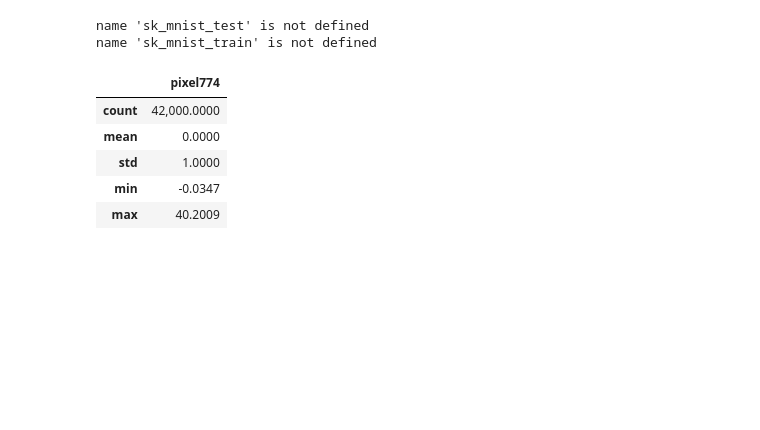
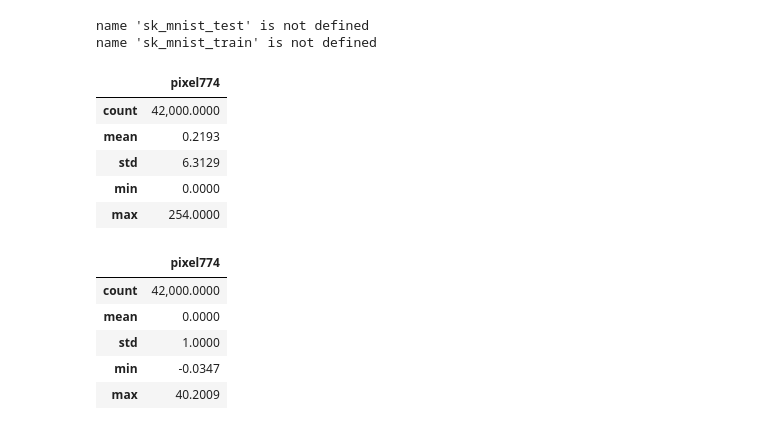
Before and after one commit to kbridge14/grad_school_portfolio, a Jupyter notebook: Fall2020/MSDS422/mnist_data/asn6_sigmoid.ipynb, the cells around one changed output. Drawn from its saved outputs; the diff is of its cells as text; code cells hidden in the pictures; blank space fills up the shorter version.

```diff
--- a/Fall2020/MSDS422/mnist_data/asn6_sigmoid.ipynb
+++ b/Fall2020/MSDS422/mnist_data/asn6_sigmoid.ipynb
@@ -145,7 +145,14 @@ name 'sk_mnist_train' is not defined
 sk_X = sk_mnist.loc[:, sk_mnist.columns != responseVar]
 sk_y = sk_mnist[responseVar]
 # %%
-pixel744 = pd.DataFrame(sk_mnist.describe()["pixel774"]).loc[["count","mean","std","min","max"],]
+pd.DataFrame(sk_mnist.describe()["pixel774"]).loc[["count","mean","std","min","max"],]
+# %% [output]
+|  | pixel774 |
+| count | 42,000.0000 |
+| mean | 0.2193 |
+| std | 6.3129 |
+| min | 0.0000 |
+| max | 254.0000 |
 # %%
 scaler = StandardScaler()
 sk_np_mnist_x = scaler.fit_transform(sk_X)
```
Also changed, not shown: parts of 4 cells of this notebook, 1 other file.
